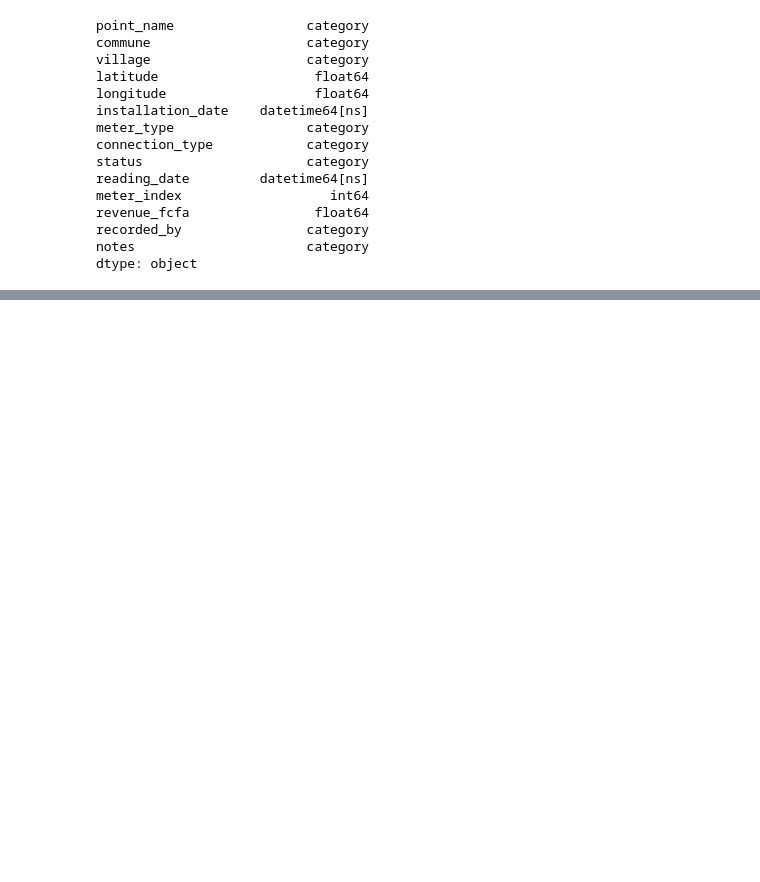
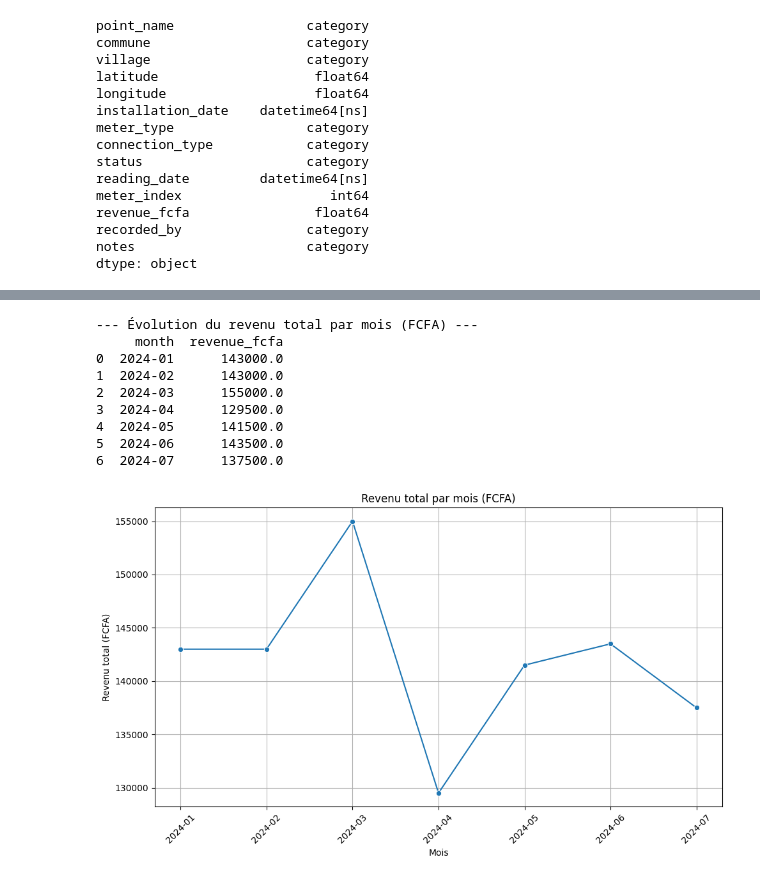
Before and after one commit to IbrahimOued/water-data-assessment, a Jupyter notebook: notebooks/data_exploration.ipynb, the cells around one changed output, grey strips where cells are left out. Cells and saved outputs as stored; diff of their text form; code cells hidden in the pictures; blank space fills up the shorter version.

```diff
--- a/notebooks/data_exploration.ipynb
+++ b/notebooks/data_exploration.ipynb
@@ -203,0 +278,26 @@ anomalies
+# %%
+# KPI 3 : Évolution du revenu total par mois
+print("\n--- Évolution du revenu total par mois (FCFA) ---")
+revenu_par_mois = uduma_records.groupby('month')['revenue_fcfa'].sum().reset_index()
+print(revenu_par_mois)
+
+plt.figure(figsize=(10, 6))
+sns.lineplot(x=revenu_par_mois['month'].astype(str), y='revenue_fcfa', data=revenu_par_mois, marker='o')
+plt.title('Revenu total par mois (FCFA)')
+plt.xlabel('Mois')
+plt.ylabel('Revenu total (FCFA)')
+plt.xticks(rotation=45)
+plt.grid(True)
+plt.tight_layout()
+plt.show()
+# %% [output]
+--- Évolution du revenu total par mois (FCFA) ---
+     month  revenue_fcfa
+0  2024-01      143000.0
+1  2024-02      143000.0
+2  2024-03      155000.0
+3  2024-04      129500.0
+4  2024-05      141500.0
+5  2024-06      143500.0
+6  2024-07      137500.0
+[figure, added]
```
Also changed, not shown: parts of 20 cells of this notebook, 2 other files.
